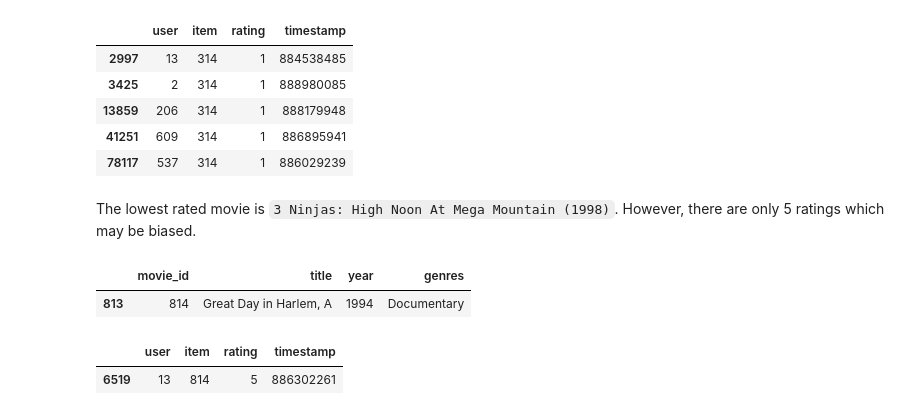
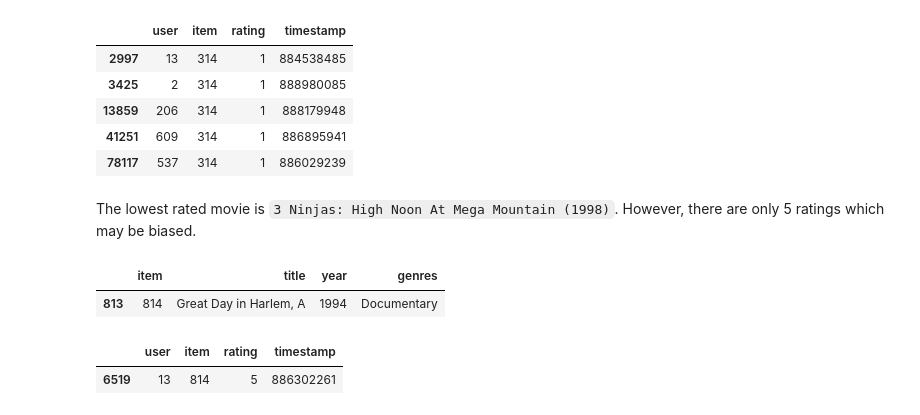
Before and after one commit to PaganMin-11353/dinghui101, a Jupyter notebook: movieLens_EDA.ipynb, the cells around one changed output. Drawn from its saved outputs; the diff is of its cells as text; code cells hidden in the pictures.

```diff
--- a/movieLens_EDA.ipynb
+++ b/movieLens_EDA.ipynb
@@ -59,0 +225,4 @@ Movie Data: 1682
+# %%
+# Merge ratings with user data
+movie_df.rename(columns={'movie_id': 'item'}, inplace=True)
+ratings_with_movies = pd.merge(rating_df, movie_df, on='item', how='left')
@@ -122,9 +392,9 @@ rating_df[rating_df['item']==lowest_rated]
 The lowest rated movie is `3 Ninjas: High Noon At Mega Mountain (1998)`. However, there are only 5 ratings which may be biased.
 # %%
 highest_rated = mean_ratings['rating'].idxmax()
-movie_df[movie_df['movie_id'] == highest_rated]
+movie_df[movie_df['item'] == highest_rated]
 # %% [output]
-|  | movie_id | title | year | genres |
+|  | item | title | year | genres |
 | 813 | 814 | Great Day in Harlem, A | 1994 | Documentary |
 # %%
 rating_df[rating_df['item']==highest_rated]
```
Also changed, not shown: parts of 72 cells of this notebook.
